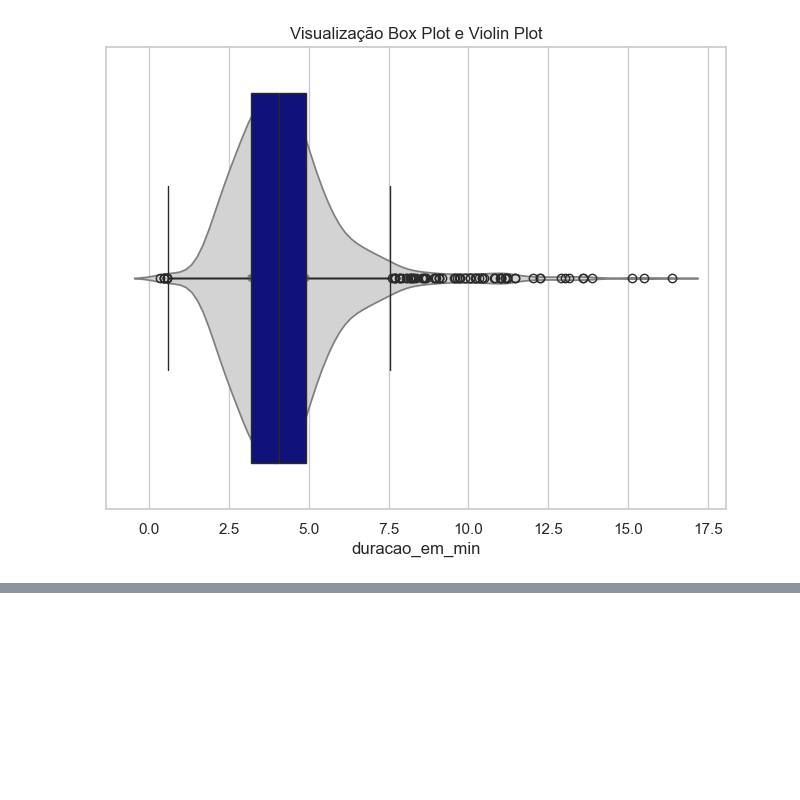
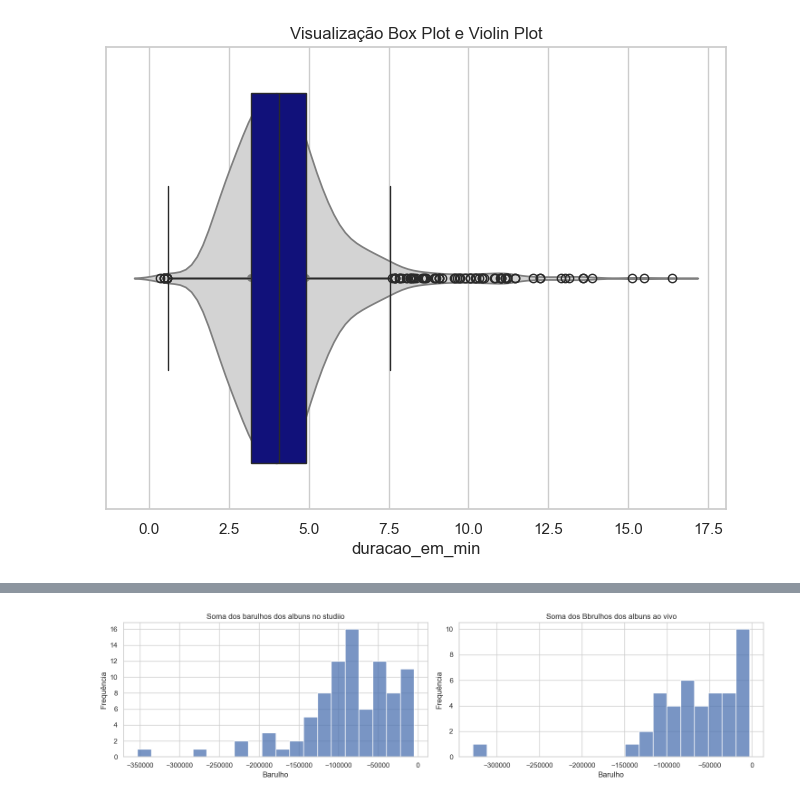
Before and after one commit to heloise-02/Machine_Learning_Studies_Fiap, a Jupyter notebook: aula_3/aula_3.ipynb, the cells around one changed output, grey strips where cells are left out. Cells and saved outputs as stored; diff of their text form; code cells hidden in the pictures; blank space fills up the shorter version.

```diff
--- a/aula_3/aula_3.ipynb
+++ b/aula_3/aula_3.ipynb
@@ -235,0 +302,20 @@ def classifica_musica_ao_vivo(df):
+# %%
+df_studio = df_gravado_em_studio.groupby('album')['loudness'].sum()
+df_ao_vivo = df_show_ao_vivo.groupby('album')['loudness'].sum()
+
+fig, axes =plt.subplots(1, 2, figsize=(15,4))
+
+sns.histplot(data=df_studio, bins=20, ax=axes[0])
+axes[0].set_title('Soma dos barulhos dos albuns no studiio')
+axes[0].set_xlabel('Barulho')
+axes[0].set_ylabel('Frequência')
+
+sns.histplot(data=df_ao_vivo, bins=20, ax=axes[1])
+axes[1].set_title('Soma dos Bbrulhos dos albuns ao vivo')
+axes[1].set_xlabel('Barulho')
+axes[1].set_ylabel('Frequência')
+
+fig.tight_layout()
+plt.show()
+# %% [output]
+[figure, added]
```
Also changed, not shown: parts of 25 cells of this notebook, 1 other file.
